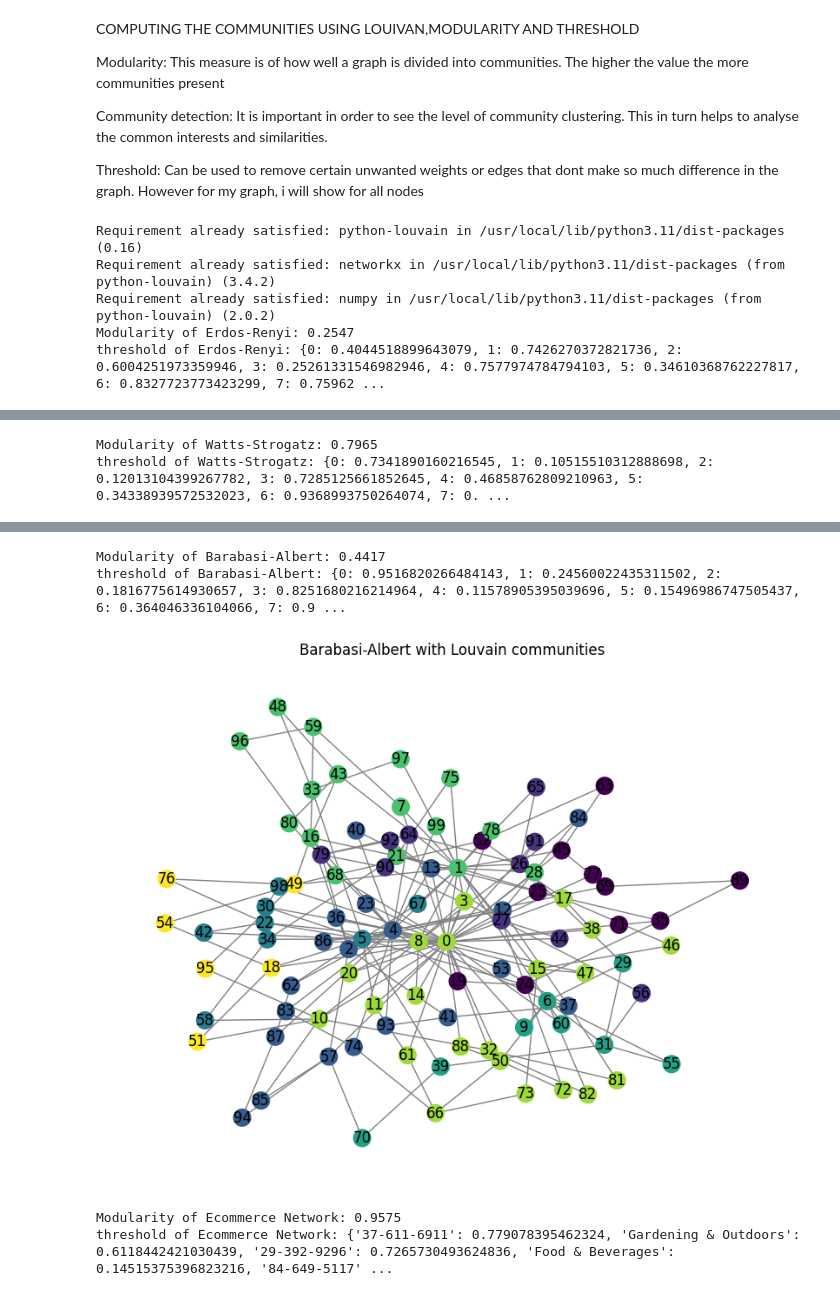
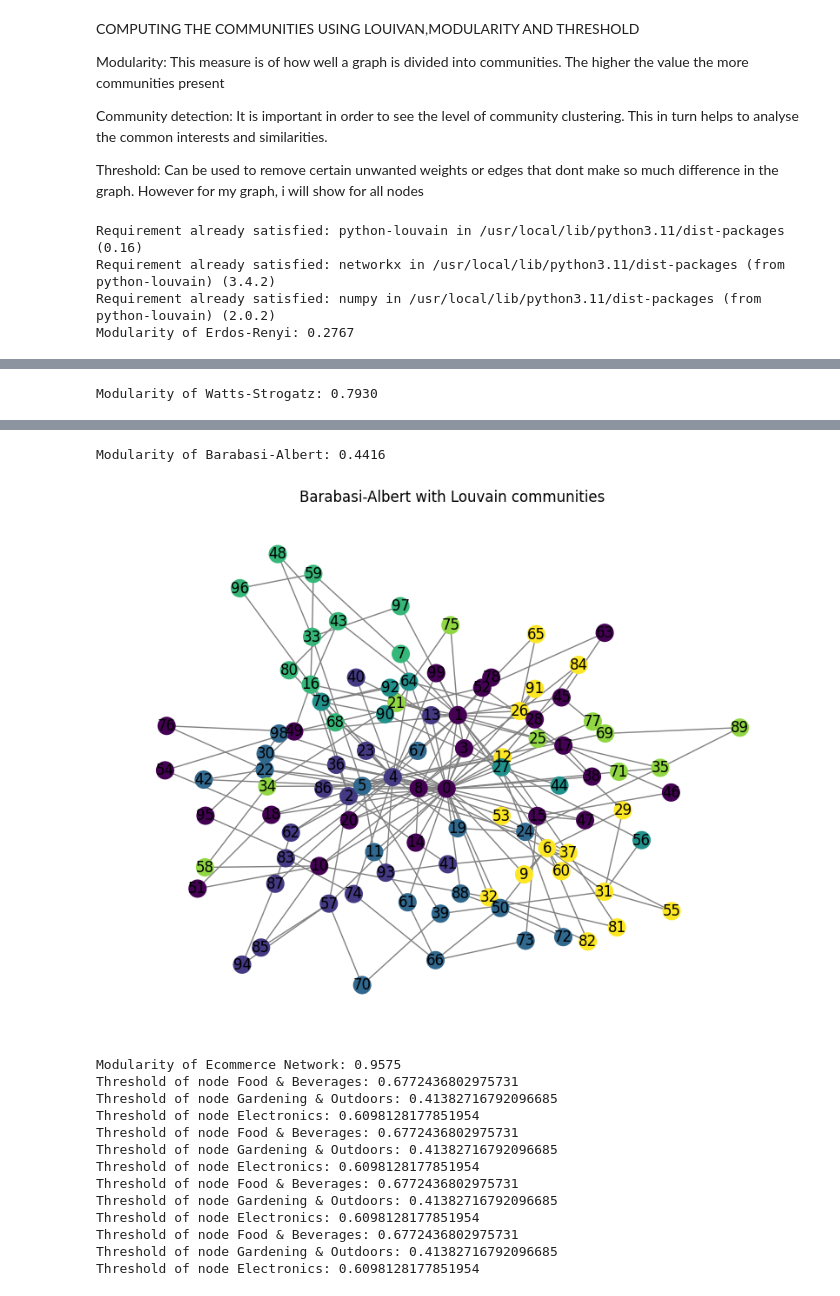
Before and after one commit to CeciliaAlinaitwe/Final-project-data-driven, a Jupyter notebook: Final_project_data_driven.ipynb, the cells around one changed output, grey strips where cells are left out. Saved outputs shown, nothing was run; the diff lists cells and outputs as text; code cells hidden in the pictures.

```diff
--- a/Final_project_data_driven.ipynb
+++ b/Final_project_data_driven.ipynb
@@ -589,7 +589,14 @@ for name, G in graphs.items():
 
     ##THRESHOLD
     threshold = {node: np.random.uniform() for node in G.nodes}
-    print(f"threshold of {name}:", threshold)
+    particular_nodes = [4,89,28,66]
+    ecom_particular_nodes=["Food & Beverages","Gardening & Outdoors","Electronics"]
+
+    # Print the threshold values for only selected particular values
+    for node in particular_nodes:
+     for node in ecom_particular_nodes:
+      if node in threshold:  # Check if the node exists in the threshold dictionary
+        print(f"Threshold of node {node}: {threshold[node]}")
 
     # Showing communities
     plt.figure(figsize=(8, 6))
@@ -602,5 +609,4 @@ for name, G in graphs.items():
 Requirement already satisfied: python-louvain in /usr/local/lib/python3.11/dist-packages (0.16)
 Requirement already satisfied: networkx in /usr/local/lib/python3.11/dist-packages (from python-louvain) (3.4.2)
 Requirement already satisfied: numpy in /usr/local/lib/python3.11/dist-packages (from python-louvain) (2.0.2)
-Modularity of Erdos-Renyi: 0.2547
-threshold of Erdos-Renyi: {0: 0.4044518899643079, 1: 0.7426270372821736, 2: 0.6004251973359946, 3: 0.25261331546982946, 4: 0.7577974784794103, 5: 0.34610368762227817, 6: 0.8327723773423299, 7: 0.75962 ...
+Modularity of Erdos-Renyi: 0.2767
@@ -608,2 +614 @@ threshold of Erdos-Renyi: {0: 0.4044518899643079, 1: 0.7426270372821736, 2: 0.60
-Modularity of Watts-Strogatz: 0.7965
-threshold of Watts-Strogatz: {0: 0.7341890160216545, 1: 0.10515510312888698, 2: 0.12013104399267782, 3: 0.7285125661852645, 4: 0.46858762809210963, 5: 0.34338939572532023, 6: 0.9368993750264074, 7: 0. ...
+Modularity of Watts-Strogatz: 0.7930
@@ -611,5 +616,15 @@ threshold of Watts-Strogatz: {0: 0.7341890160216545, 1: 0.10515510312888698, 2:
-Modularity of Barabasi-Albert: 0.4417
-threshold of Barabasi-Albert: {0: 0.9516820266484143, 1: 0.24560022435311502, 2: 0.1816775614930657, 3: 0.8251680216214964, 4: 0.11578905395039696, 5: 0.15496986747505437, 6: 0.364046336104066, 7: 0.9 ...
+Modularity of Barabasi-Albert: 0.4416
-[figure, old version]
+[figure, new version]
 Modularity of Ecommerce Network: 0.9575
-threshold of Ecommerce Network: {'37-611-6911': 0.779078395462324, 'Gardening & Outdoors': 0.6118442421030439, '29-392-9296': 0.7265730493624836, 'Food & Beverages': 0.14515375396823216, '84-649-5117' ...
+Threshold of node Food & Beverages: 0.6772436802975731
+Threshold of node Gardening & Outdoors: 0.41382716792096685
+Threshold of node Electronics: 0.6098128177851954
+Threshold of node Food & Beverages: 0.6772436802975731
+Threshold of node Gardening & Outdoors: 0.41382716792096685
+Threshold of node Electronics: 0.6098128177851954
+Threshold of node Food & Beverages: 0.6772436802975731
+Threshold of node Gardening & Outdoors: 0.41382716792096685
+Threshold of node Electronics: 0.6098128177851954
+Threshold of node Food & Beverages: 0.6772436802975731
+Threshold of node Gardening & Outdoors: 0.41382716792096685
+Threshold of node Electronics: 0.6098128177851954
```
Also changed, not shown: parts of 1 cell of this notebook.
